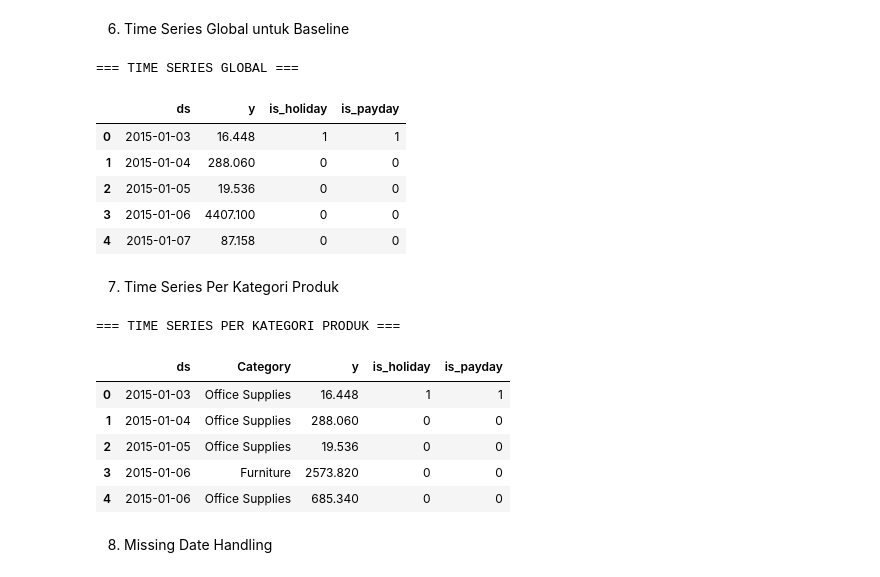
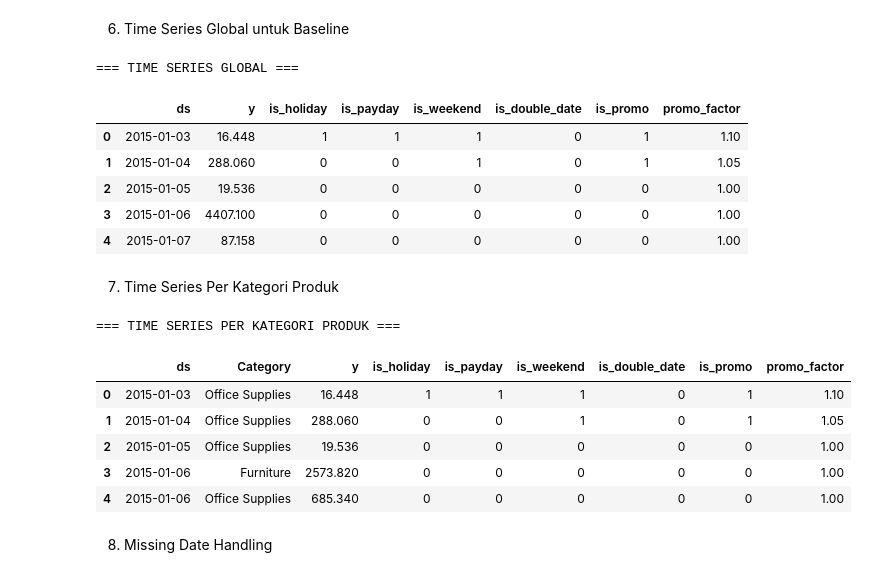
Before and after one commit to shavel28/StockSight-AI-PJK-GM073, a Jupyter notebook: Notebooks/Data_Engineering_Pipeline.ipynb, the cells around one changed output. Drawn from its saved outputs; the diff is of its cells as text; code cells hidden in the pictures.

```diff
--- a/Notebooks/Data_Engineering_Pipeline.ipynb
+++ b/Notebooks/Data_Engineering_Pipeline.ipynb
@@ -122,7 +125,7 @@ duplicate_count = df_cleaned.duplicated().sum()
 df_cleaned = df_cleaned.drop_duplicates()
 
 # 3. Konversi kolom tanggal ke datetime
-# Dataset menggunakan format tanggal day/month/year, sehingga perlu dayfirst=True
+# Dataset menggunakan format day/month/year
 df_cleaned['Order Date'] = pd.to_datetime(
     df_cleaned['Order Date'],
     dayfirst=True,
@@ -142,30 +145,40 @@ invalid_ship_date = df_cleaned['Ship Date'].isnull().sum()
 # 5. Order Date wajib ada untuk time series
 df_cleaned = df_cleaned.dropna(subset=['Order Date'])
 
-# 6. Validasi kolom Sales
+# 6. Validasi Sales
 df_cleaned['Sales'] = pd.to_numeric(
     df_cleaned['Sales'],
     errors='coerce'
 )
 
-# 7. Missing value pada Sales diisi median, bukan langsung dihapus
+# 7. Missing Sales diisi median
 sales_median = df_cleaned['Sales'].median()
 df_cleaned['Sales'] = df_cleaned['Sales'].fillna(sales_median)
 
-# 8. Jika ada nilai Sales negatif, ubah menjadi 0
+# 8. Sales negatif diubah menjadi 0
 df_cleaned.loc[df_cleaned['Sales'] < 0, 'Sales'] = 0
 
 # 9. Category kosong diisi Unknown
 df_cleaned['Category'] = df_cleaned['Category'].fillna('Unknown')
 
-# 10. Postal Code tidak digunakan untuk forecasting, jadi missing value diisi Unknown
+# 10. Postal Code tidak dipakai forecasting, jadi missing value diisi Unknown
 if 'Postal Code' in df_cleaned.columns:
     df_cleaned['Postal Code'] = df_cleaned['Postal Code'].fillna('Unknown')
 
-# 11. Reset index agar rapi
+# 11. Discount sebagai indikator promo
+# Jika dataset tidak memiliki Discount, dibuat bernilai 0
+if 'Discount' in df_cleaned.columns:
+    df_cleaned['Discount'] = pd.to_numeric(
+        df_cleaned['Discount'],
+        errors='coerce'
+    )
+    df_cleaned['Discount'] = df_cleaned['Discount'].fillna(0)
+else:
+    df_cleaned['Discount'] = 0
+
+# 12. Reset index
 df_cleaned = df_cleaned.reset_index(drop=True)
 
-# 12. Ringkasan hasil cleaning
 print("Jumlah data awal:", initial_rows)
 print("Jumlah duplikasi sebelum cleaning:", duplicate_count)
 print("Order Date gagal dikonversi:", invalid_order_date)
@@ -335,7 +388,11 @@ df_ts_global = (
     .agg({
         'Sales': 'sum',
         'is_holiday': 'max',
-        'is_payday': 'max'
+        'is_payday': 'max',
+        'is_weekend': 'max',
+        'is_double_date': 'max',
+        'is_promo': 'max',
+        'promo_factor': 'max'
     })
     .reset_index()
 )
@@ -350,44 +407,48 @@ df_ts_global = df_ts_global.rename(
 df_ts_global.head()
 # %% [output]
 === TIME SERIES GLOBAL ===
-|  | ds | y | is_holiday | is_payday |
-| 0 | 2015-01-03 | 16.448 | 1 | 1 |
-| 1 | 2015-01-04 | 288.060 | 0 | 0 |
-| 2 | 2015-01-05 | 19.536 | 0 | 0 |
-| 3 | 2015-01-06 | 4407.100 | 0 | 0 |
-| 4 | 2015-01-07 | 87.158 | 0 | 0 |
+|  | ds | y | is_holiday | is_payday | is_weekend | is_double_date | is_promo | promo_factor |
+| 0 | 2015-01-03 | 16.448 | 1 | 1 | 1 | 0 | 1 | 1.10 |
+| 1 | 2015-01-04 | 288.060 | 0 | 0 | 1 | 0 | 1 | 1.05 |
+| 2 | 2015-01-05 | 19.536 | 0 | 0 | 0 | 0 | 0 | 1.00 |
+| 3 | 2015-01-06 | 4407.100 | 0 | 0 | 0 | 0 | 0 | 1.00 |
+| 4 | 2015-01-07 | 87.158 | 0 | 0 | 0 | 0 | 0 | 1.00 |
 # %% [markdown]
 7. Time Series Per Kategori Produk
 # %%
 print("=== TIME SERIES PER KATEGORI PRODUK ===")
 
 df_ts_category = (
     df_cleaned
     .groupby(['Order Date', 'Category'])
     .agg({
         'Sales': 'sum',
         'is_holiday': 'max',
-        'is_payday': 'max'
+        'is_payday': 'max',
+        'is_weekend': 'max',
+        'is_double_date': 'max',
+        'is_promo': 'max',
+        'promo_factor': 'max'
     })
     .reset_index()
 )
 
 df_ts_category = df_ts_category.rename(
     columns={
         'Order Date': 'ds',
         'Sales': 'y'
     }
 )
 
 df_ts_category.head()
 # %% [output]
 === TIME SERIES PER KATEGORI PRODUK ===
-|  | ds | Category | y | is_holiday | is_payday |
-| 0 | 2015-01-03 | Office Supplies | 16.448 | 1 | 1 |
-| 1 | 2015-01-04 | Office Supplies | 288.060 | 0 | 0 |
-| 2 | 2015-01-05 | Office Supplies | 19.536 | 0 | 0 |
-| 3 | 2015-01-06 | Furniture | 2573.820 | 0 | 0 |
-| 4 | 2015-01-06 | Office Supplies | 685.340 | 0 | 0 |
+|  | ds | Category | y | is_holiday | is_payday | is_weekend | is_double_date | is_promo | promo_factor |
+| 0 | 2015-01-03 | Office Supplies | 16.448 | 1 | 1 | 1 | 0 | 1 | 1.10 |
+| 1 | 2015-01-04 | Office Supplies | 288.060 | 0 | 0 | 1 | 0 | 1 | 1.05 |
+| 2 | 2015-01-05 | Office Supplies | 19.536 | 0 | 0 | 0 | 0 | 0 | 1.00 |
+| 3 | 2015-01-06 | Furniture | 2573.820 | 0 | 0 | 0 | 0 | 0 | 1.00 |
+| 4 | 2015-01-06 | Office Supplies | 685.340 | 0 | 0 | 0 | 0 | 0 | 1.00 |
 # %% [markdown]
 8. Missing Date Handling
 # %%
```
Also changed, not shown: parts of 8 cells of this notebook.
